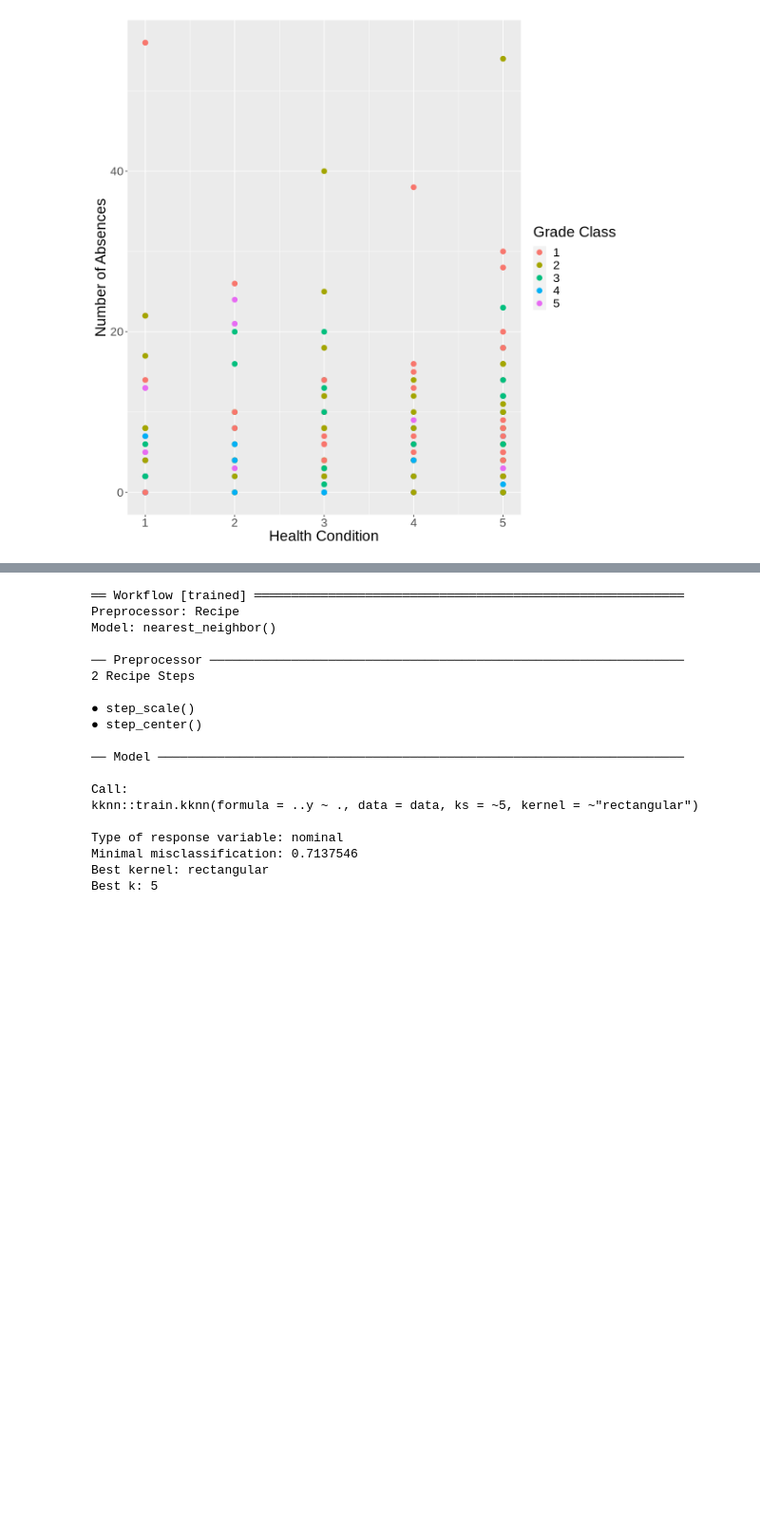
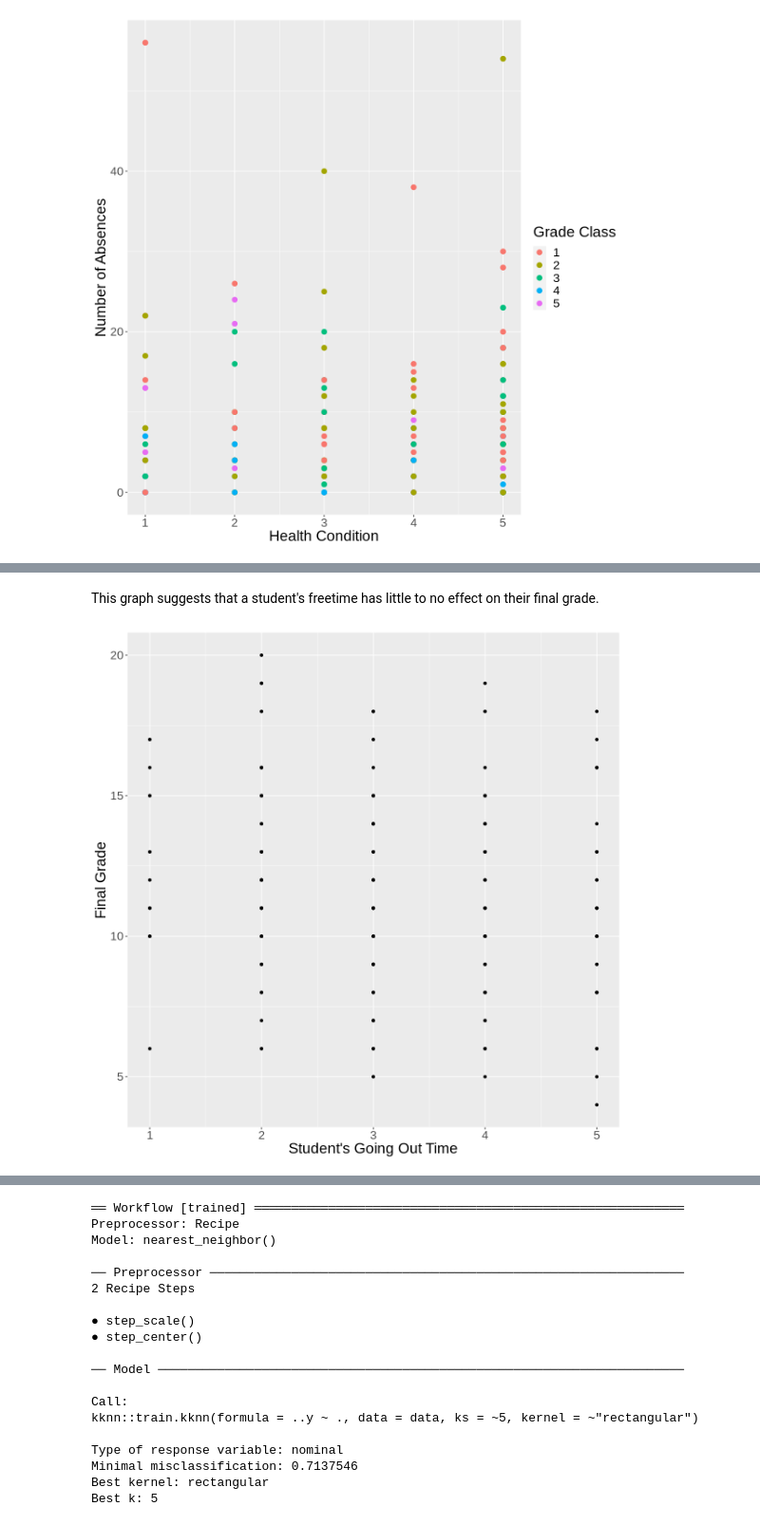
Before and after one commit to FelixNg21/DSCI100-project, a Jupyter notebook: Classification wrok.ipynb, the cells around one changed output, grey strips where cells are left out. Shown at 95% size. Cells and saved outputs as stored; diff of their text form; code cells hidden in the pictures; blank space fills up the shorter version.

```diff
--- a/Classification wrok.ipynb
+++ b/Classification wrok.ipynb
@@ -232,0 +248,10 @@ student_plot2
+# %% [markdown]
+This graph suggests that a student's freetime has little to no effect on their final grade.
+# %%
+student_plot6 <- ggplot(student_train, aes(x = goout, y = G3)) +
+    geom_point() +
+    labs(x = "Student's Going Out Time" , y = "Final Grade") +
+    theme(text = element_text(size = 20))
+student_plot6
+# %% [output]
+[figure, added]
```
Also changed, not shown: parts of 17 cells of this notebook.
